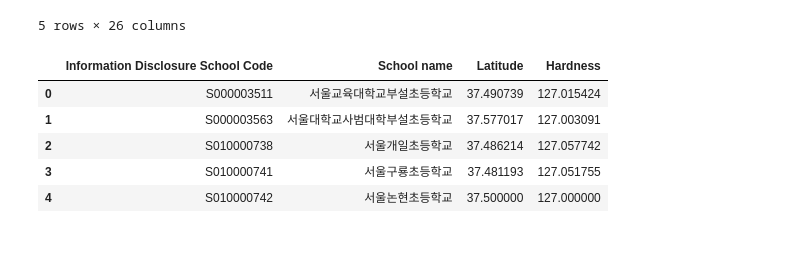
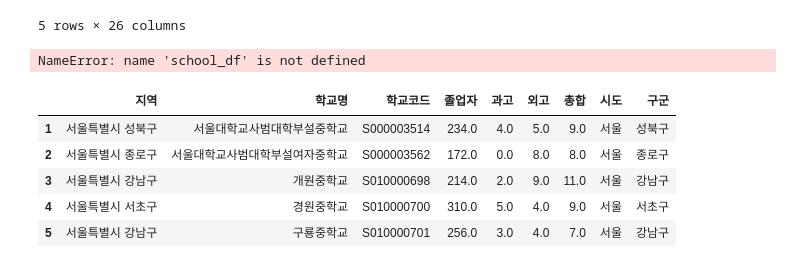
Before and after one commit to ljae/Moon, a Jupyter notebook: _ipynbs/Real_estate.ipynb, the cells around one changed output. Drawn from its saved outputs; the diff is of its cells as text; code cells hidden in the pictures.

```diff
--- a/_ipynbs/Real_estate.ipynb
+++ b/_ipynbs/Real_estate.ipynb
@@ -32,14 +33,9 @@ df.head()
 | 4 | 서울특별시교육청 | 서울특별시강남서초교육지원청 | 서울특별시 강남구 | S010000742 | 서울논현초등학교 | 2 | ... |
 5 rows × 26 columns
 # %%
-school_df.head()
+school_df.info()
 # %% [output]
-|  | Information Disclosure School Code | School name | Latitude | Hardness |
-| 0 | S000003511 | 서울교육대학교부설초등학교 | 37.490739 | 127.015424 |
-| 1 | S000003563 | 서울대학교사범대학부설초등학교 | 37.577017 | 127.003091 |
-| 2 | S010000738 | 서울개일초등학교 | 37.486214 | 127.057742 |
-| 3 | S010000741 | 서울구룡초등학교 | 37.481193 | 127.051755 |
-| 4 | S010000742 | 서울논현초등학교 | 37.500000 | 127.000000 |
+NameError: name 'school_df' is not defined
 # %%
 seoul_map = folium.Map(location=[37.5614378,126.9751701], zoom_start=14)
 folium.Marker([37.5614378,126.9751701], popup='City Hall').add_to(seoul_map)
@@ -78 +74,10 @@ graduate_path = r' 졸업생 진로 데이터 엑셀 파일 디렉터리 \ 졸
 gradu_df = graduate_preprocrssing(graduate_path)
+# %%
+gradu_df.head()
+# %% [output]
+|  | 지역 | 학교명 | 학교코드 | 졸업자 | 과고 | 외고 | 총합 | 시도 | 구군 |
+| 1 | 서울특별시 성북구 | 서울대학교사범대학부설중학교 | S000003514 | 234.0 | 4.0 | 5.0 | 9.0 | 서울 | 성북구 |
+| 2 | 서울특별시 종로구 | 서울대학교사범대학부설여자중학교 | S000003562 | 172.0 | 0.0 | 8.0 | 8.0 | 서울 | 종로구 |
+| 3 | 서울특별시 강남구 | 개원중학교 | S010000698 | 214.0 | 2.0 | 9.0 | 11.0 | 서울 | 강남구 |
+| 4 | 서울특별시 서초구 | 경원중학교 | S010000700 | 310.0 | 5.0 | 4.0 | 9.0 | 서울 | 서초구 |
+| 5 | 서울특별시 강남구 | 구룡중학교 | S010000701 | 256.0 | 3.0 | 4.0 | 7.0 | 서울 | 강남구 |
```
Also changed, not shown: parts of 8 cells of this notebook, 3 other files.
